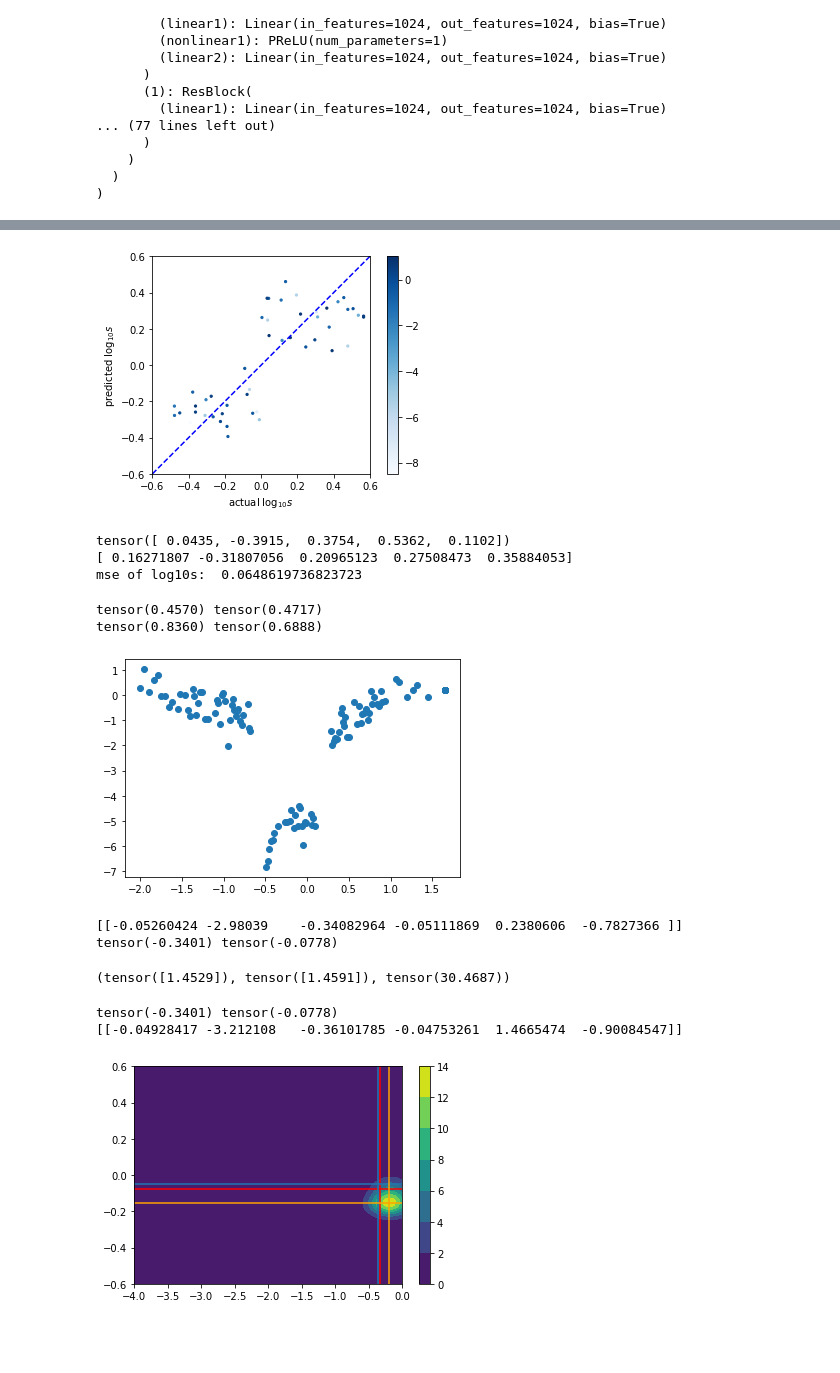
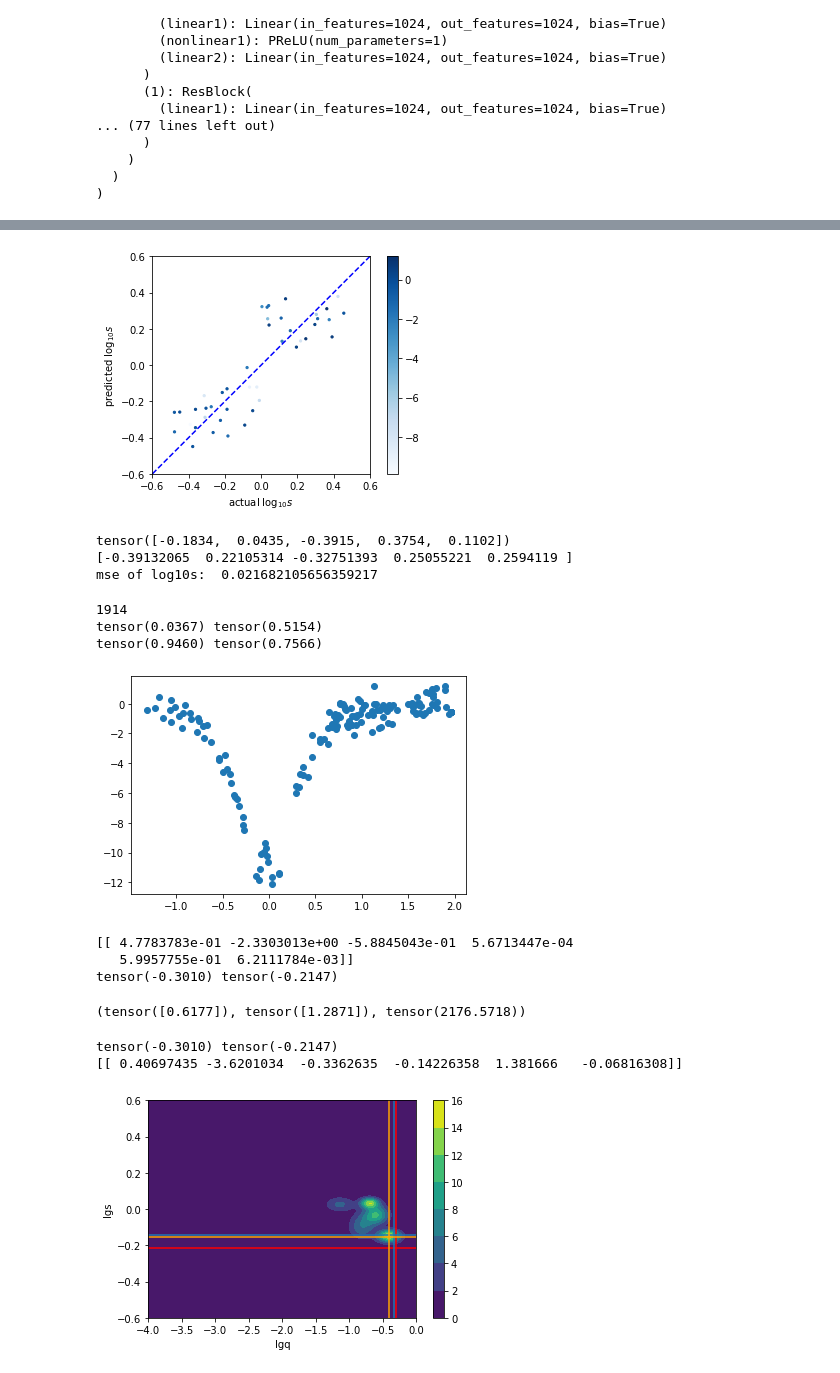
Before and after one commit to haimengzhao/magic-microlensing, a Jupyter notebook: KMT/KMT_reg.ipynb, the cells around one changed output, grey strips where cells are left out. Drawn from its saved outputs; the diff is of its cells as text; code cells hidden in the pictures; blank space fills up the shorter version.

```diff
--- a/KMT/KMT_reg.ipynb
+++ b/KMT/KMT_reg.ipynb
@@ -52,22 +72,32 @@ targetdir = '/work/hmzhao/KMT_data/'
 with h5py.File(targetdir + 'processed_data.h5', mode='r') as dataset_file:
     X_even = torch.tensor(dataset_file['X'][...]).float()
 nanind = torch.where(~torch.isnan(q))[0]
+eventid_list = eventid_list[nanind]
 q = q[nanind]
 s = s[nanind]
 X_even = X_even[nanind]
 nanind = torch.where(~torch.isnan(s))[0]
+eventid_list = eventid_list[nanind]
 q = q[nanind]
 s = s[nanind]
 X_even = X_even[nanind]
-# nanind = torch.where(s > 0.3)[0]
+nanind = torch.where(s > 0.3)[0]
+q = q[nanind]
+s = s[nanind]
+X_even = X_even[nanind]
+nanind = torch.where(s < 3)[0]
+q = q[nanind]
+s = s[nanind]
+X_even = X_even[nanind]
+# nanind = torch.where(torch.max(X_even[:, :, 1], dim=1).values - torch.min(X_even[:, :, 1], dim=1).values > 2)[0]
 # q = q[nanind]
 # s = s[nanind]
 # X_even = X_even[nanind]
-# nanind = torch.where(s < 3)[0]
+# nanind = torch.where(torch.max(X_even[:, :, 0], dim=1).values > 1)[0]
 # q = q[nanind]
 # s = s[nanind]
 # X_even = X_even[nanind]
-# nanind = torch.where(torch.max(X_even[:, :, 1], dim=1).values - torch.min(X_even[:, :, 1], dim=1).values > 2)[0]
+# nanind = torch.where(torch.min(X_even[:, :, 0], dim=1).values < - 1)[0]
 # q = q[nanind]
 # s = s[nanind]
 # X_even = X_even[nanind]
@@ -85,7 +115,7 @@ from model.cde_mdn import CDE_MDN
 
 device = torch.device("cuda:7" if torch.cuda.is_available() else "cpu")
 
-checkpt = torch.load('/work/hmzhao/experiments/cde_mdn/experiment_21160.ckpt', map_location='cpu')
+checkpt = torch.load('/work/hmzhao/experiments/cde_mdn/experiment_2.ckpt', map_location='cpu')
 ckpt_args = checkpt['args']
 state_dict = checkpt['state_dict']
 
@@ -260,20 +286,22 @@ print(torch.log10(s)[-5:])
 print((pred.numpy()[:, 3] * (2 * (np.log10(s.numpy()) * (pred.numpy()[:, 3]) > 0) - 1))[-5:])
 print('mse of log10s: ', torch.mean((torch.log10(s) -  pred.numpy()[:, 3] * (2 * (np.log10(s.numpy()) * (pred.numpy()[:, 3]) > 0) - 1))**2, dim=0).detach().cpu().item())
 # %% [output]
-[figure, old version]
+[figure, new version]
-tensor([ 0.0435, -0.3915,  0.3754,  0.5362,  0.1102])
-[ 0.16271807 -0.31807056  0.20965123  0.27508473  0.35884053]
-mse of log10s:  0.0648619736823723
+tensor([-0.1834,  0.0435, -0.3915,  0.3754,  0.1102])
+[-0.39132065  0.22105314 -0.32751393  0.25055221  0.2594119 ]
+mse of log10s:  0.021682105656359217
 # %%
-num = 25
+num = 2
+print(eventid_list[num])
 print(q[num], 10**pred[num, 2])
 print(s[num], 10**pred[num, 3])
 plt.scatter(X_even[num, :, 0], X_even[num, :, 1])
 plt.show()
 # %% [output]
-tensor(0.4570) tensor(0.4717)
-tensor(0.8360) tensor(0.6888)
+1914
+tensor(0.0367) tensor(0.5154)
+tensor(0.9460) tensor(0.7566)
-[figure, old version]
+[figure, new version]
 # %%
 # train_coeffs = torchcde.hermite_cubic_coefficients_with_backward_differences(X_even[[num], :-120])
 # %%
@@ -283,8 +311,9 @@ sample = model.sample(pi, normal).cpu().numpy()
 print(sample)
 print(torch.log10(q[num]), torch.log10(s[num]))
 # %% [output]
-[[-0.05260424 -2.98039    -0.34082964 -0.05111869  0.2380606  -0.7827366 ]]
-tensor(-0.3401) tensor(-0.0778)
+[[ 4.7783783e-01 -2.3303013e+00 -5.8845043e-01  5.6713447e-04
+   5.9957755e-01  6.2111784e-03]]
+tensor(-0.3010) tensor(-0.2147)
 # %%
 # qsnormal = torch.distributions.Normal(normal.loc[:, :, [0, 3]], normal.scale[:, :, [0, 3]])
 qsnormal = torch.distributions.Normal(normal.loc[:, :, [2, 3]], normal.scale[:, :, [2, 3]])
@@ -300,29 +329,30 @@ torch.exp(-get_negloglik(pi, normal, torch.log10(q)[[num]].to(device))).detach()
 torch.exp(-get_negloglik(pi, normal, model.sample(pi, normal)[:, 2].to(device)).detach().cpu()), \
 torch.exp(-model.mdn_loss(pi, normal, model.sample(pi, normal).to(device)).detach().cpu())
 # %% [output]
-(tensor([1.4529]), tensor([1.4591]), tensor(30.4687))
+(tensor([0.6177]), tensor([1.2871]), tensor(2176.5718))
 # %%
 sample = model.sample(pi, normal).detach().cpu().numpy()
 x, y = torch.meshgrid(torch.linspace(-4, 0, 100), torch.linspace(-0.6, 0.6, 100))
+plt.xlabel('lgq'); plt.ylabel('lgs')
 # x, y = torch.meshgrid(torch.linspace(0, 1, 100), torch.linspace(-0.6, 0.6, 100))
 plt.contourf(x, y, prob.reshape(100, 100))
 # plt.contourf(torch.linspace(0, 1, 100), torch.linspace(-0.6, 0.6, 100), prob.reshape(100, 100).T)
 plt.hlines(np.log10(s[num]), -4, 0, colors='red')
 plt.vlines(np.log10(q[num]), -0.6, 0.6, colors='red')
 # plt.hlines(sample[0, 3], 0, 1)
 # plt.vlines(sample[0, 0], -0.6, 0.6)
 plt.hlines(sample[0, 3], -4, 0)
 plt.vlines(sample[0, 2], -0.6, 0.6)
 plt.colorbar()
 print(torch.log10(q)[num], torch.log10(s)[num])
 print(sample)
 plt.hlines(torch.linspace(-0.6, 0.6, 100)[prob.argmax().item()%100], -4, 0, color='orange')
 plt.vlines(torch.linspace(-4, 0, 100)[prob.argmax().item()//100], -0.6, 0.6, color='orange')
 plt.show()
 # %% [output]
-tensor(-0.3401) tensor(-0.0778)
-[[-0.04928417 -3.212108   -0.36101785 -0.04753261  1.4665474  -0.90084547]]
+tensor(-0.3010) tensor(-0.2147)
+[[ 0.40697435 -3.6201034  -0.3362635  -0.14226358  1.381666   -0.06816308]]
-[figure, old version]
+[figure, new version]
 # %%
 sample[0, 0], 10**sample[0, 1], 10**sample[0, 2], 10**sample[0, 3], sample[0, 4]*np.pi, 10**sample[0, 5]
 # %% [output]
```
Also changed, not shown: parts of 21 cells of this notebook, 3 other files.
